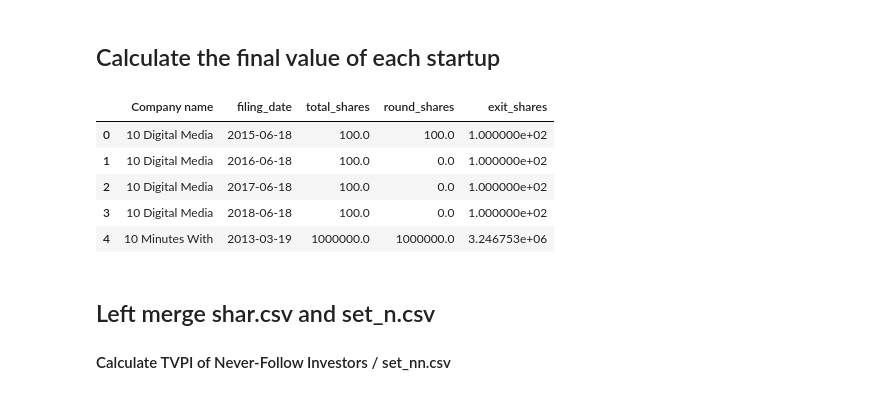
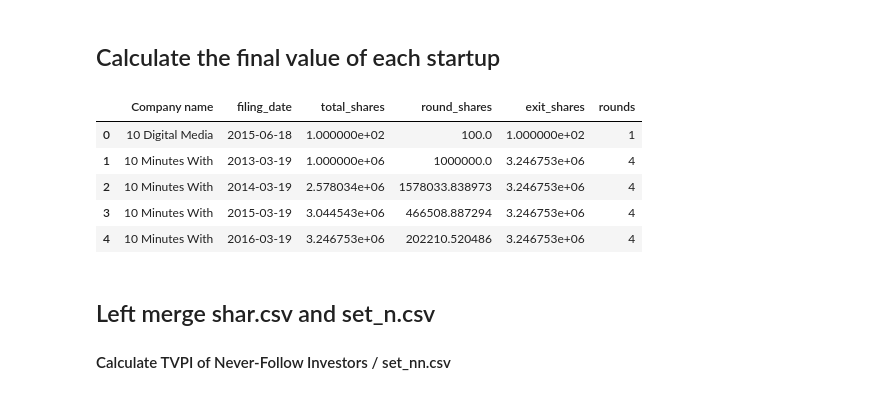
Before and after one commit to csynbiosys/dissertations-2021-info, a Jupyter notebook: Yating_Wei_Predict/data_process.ipynb, the cells around one changed output. Drawn from its saved outputs; the diff is of its cells as text; code cells hidden in the pictures.

```diff
--- a/Yating_Wei_Predict/data_process.ipynb
+++ b/Yating_Wei_Predict/data_process.ipynb
@@ -182,6 +189,7 @@ for i in range(0,length_column):
         shar['round_shares'].iloc[i] = shar['total_shares'].iloc[i]-shar['total_shares'].iloc[i-1]
     else:
         shar['round_shares'].iloc[i] = shar['total_shares'].iloc[i]
+shar = shar[~shar['round_shares'].isin([0])]
 #Calculate the number of shares issued separately by the startup in each funding round
 shar.head()
 #[14982 rows x 4 columns]
@@ -203,0 +212,9 @@ See the caveats in the documentation: https://pandas.pydata.org/pandas-docs/stab
+# %%
+length_column = shar.shape[0]
+shar['rounds'] = ''
+for i in range(0,length_column):
+    if shar['Company name'].iloc[i] == shar['Company name'].iloc[i-1]:
+        shar['rounds'].iloc[i] = shar['rounds'].iloc[i-1]+1
+    else:
+        shar['rounds'].iloc[i] = 1
+shar.head()
@@ -208,16 +236,17 @@ See the caveats in the documentation: https://pandas.pydata.org/pandas-docs/stab
 # %%
 exit_value = shar.drop(columns='round_shares')
 exit_value = exit_value.drop_duplicates(subset='Company name', keep='last')
 exit_value = exit_value.rename(columns={'total_shares':'exit_shares'})
 #Calculate the cumulative number of shares issued by the company at the time of investor exit
 exit_value = exit_value.drop(columns='filing_date')
+shar = shar.drop(columns='rounds')
 shar = pd.merge(shar, exit_value, on='Company name',how='left')
 # shar.info() [14982 rows x 5 columns]
 shar.head()
 # %% [output]
-|  | Company name | filing_date | total_shares | round_shares | exit_shares |
-| 0 | 10 Digital Media | 2015-06-18 | 100.0 | 100.0 | 1.000000e+02 |
-| 1 | 10 Digital Media | 2016-06-18 | 100.0 | 0.0 | 1.000000e+02 |
-| 2 | 10 Digital Media | 2017-06-18 | 100.0 | 0.0 | 1.000000e+02 |
-| 3 | 10 Digital Media | 2018-06-18 | 100.0 | 0.0 | 1.000000e+02 |
-| 4 | 10 Minutes With | 2013-03-19 | 1000000.0 | 1000000.0 | 3.246753e+06 |
+|  | Company name | filing_date | total_shares | round_shares | exit_shares | rounds |
+| 0 | 10 Digital Media | 2015-06-18 | 1.000000e+02 | 100.0 | 1.000000e+02 | 1 |
+| 1 | 10 Minutes With | 2013-03-19 | 1.000000e+06 | 1000000.0 | 3.246753e+06 | 4 |
+| 2 | 10 Minutes With | 2014-03-19 | 2.578034e+06 | 1578033.838973 | 3.246753e+06 | 4 |
+| 3 | 10 Minutes With | 2015-03-19 | 3.044543e+06 | 466508.887294 | 3.246753e+06 | 4 |
+| 4 | 10 Minutes With | 2016-03-19 | 3.246753e+06 | 202210.520486 | 3.246753e+06 | 4 |
```
Also changed, not shown: parts of 15 cells of this notebook, 1 other file.
